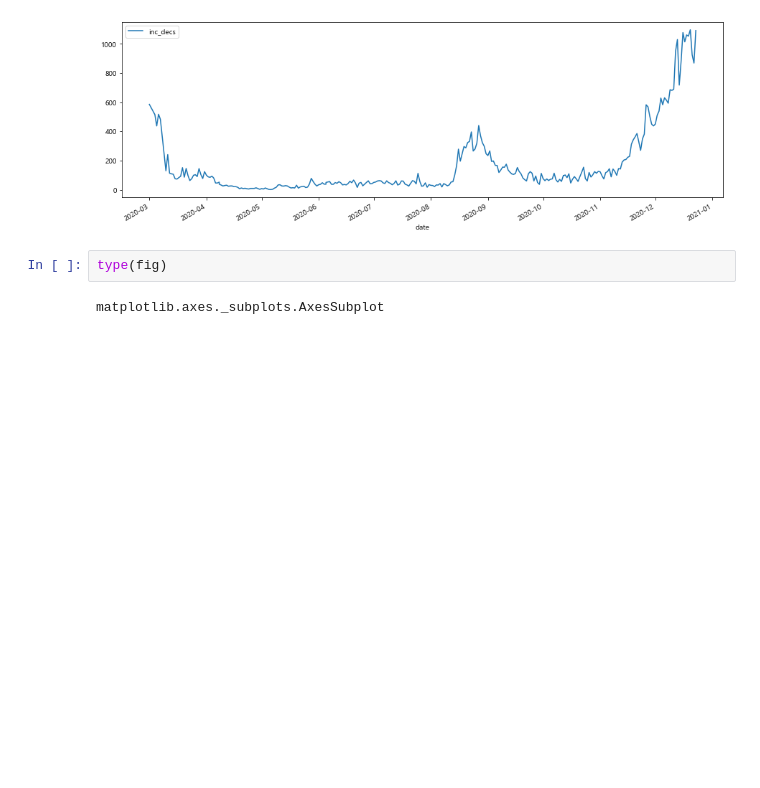
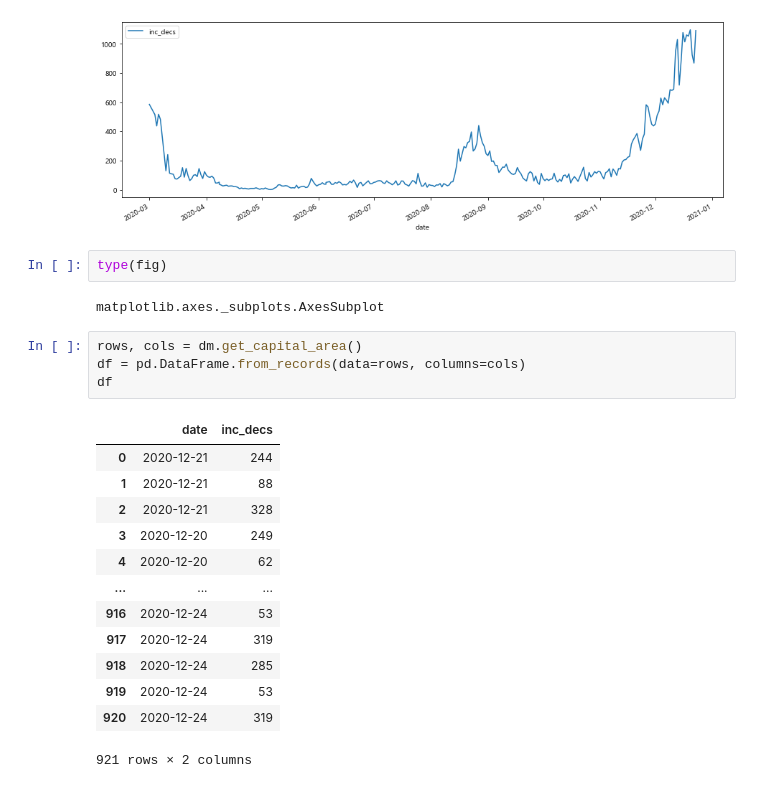
Before and after one commit to STNox/Python-flask, a Jupyter notebook: Python-flask/03. Data-analysis Module/test.ipynb, the cells around one changed output. Drawn from its saved outputs; the diff is of its cells as text; blank space fills up the shorter version.

```diff
--- a/Python-flask/03. Data-analysis Module/test.ipynb
+++ b/Python-flask/03. Data-analysis Module/test.ipynb
@@ -448,3 +448,21 @@ fig = df.plot(x='date', y='inc_decs', figsize=(15, 5))
 type(fig)
 # %% [output]
 matplotlib.axes._subplots.AxesSubplot
+# %%
+rows, cols = dm.get_capital_area()
+df = pd.DataFrame.from_records(data=rows, columns=cols)
+df
+# %% [output]
+|  | date | inc_decs |
+| 0 | 2020-12-21 | 244 |
+| 1 | 2020-12-21 | 88 |
+| 2 | 2020-12-21 | 328 |
+| 3 | 2020-12-20 | 249 |
+| 4 | 2020-12-20 | 62 |
+| ... | ... | ... |
+| 916 | 2020-12-24 | 53 |
+| 917 | 2020-12-24 | 319 |
+| 918 | 2020-12-24 | 285 |
+| 919 | 2020-12-24 | 53 |
+| 920 | 2020-12-24 | 319 |
+921 rows × 2 columns
```
Also changed, not shown: parts of 4 cells of this notebook, 8 other files.
